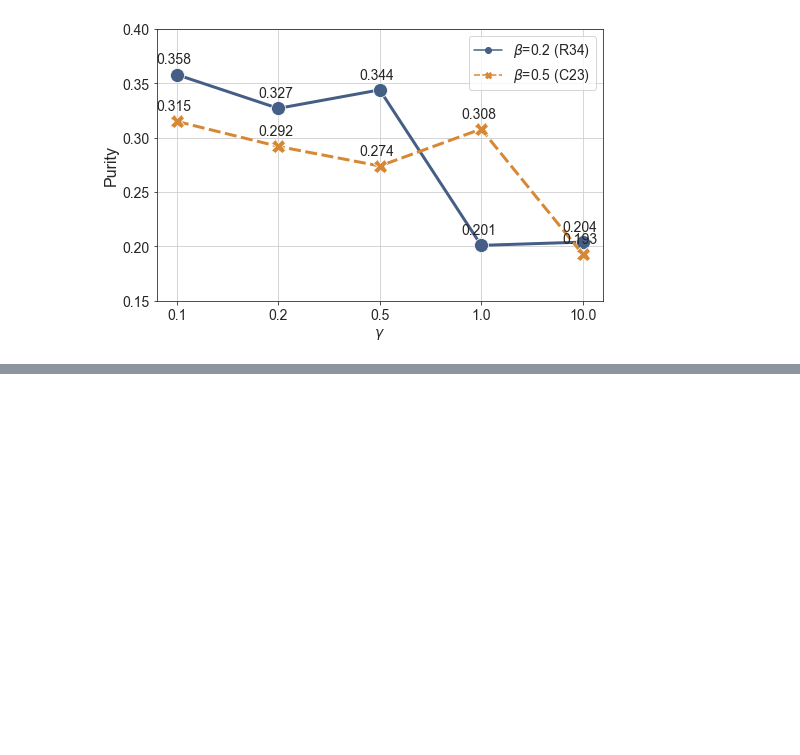
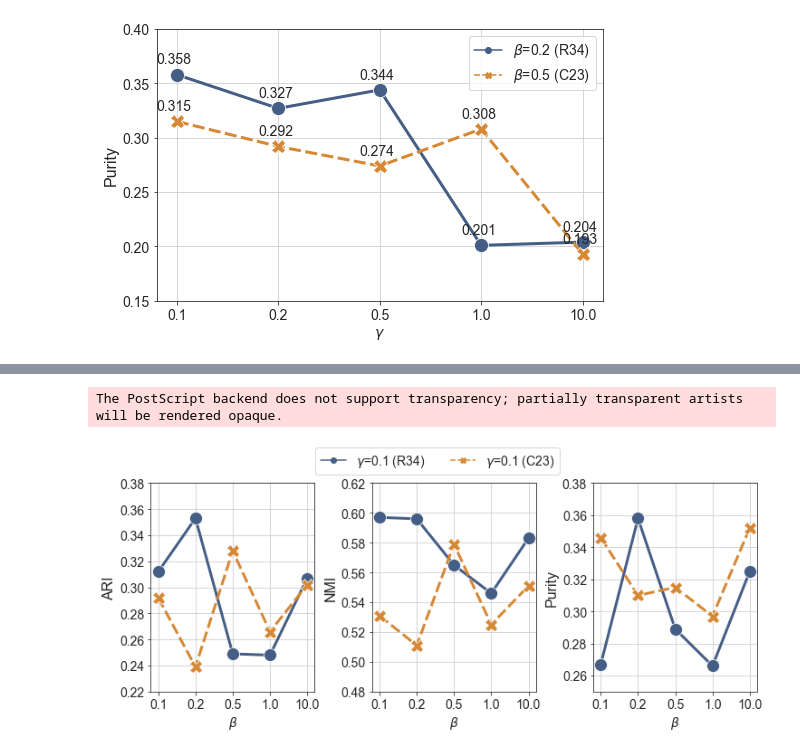
Before and after one commit to hopemini/data_processing, a Jupyter notebook: jideca_params/jideca_real.ipynb, the cells around one changed output, grey strips where cells are left out. Saved outputs shown, nothing was run; the diff lists cells and outputs as text; code cells hidden in the pictures; blank space fills up the shorter version.

```diff
--- a/jideca_params/jideca_real.ipynb
+++ b/jideca_params/jideca_real.ipynb
@@ -18,6 +26,14 @@ df_purity_b02 = df_purity_b02.sort_values(by='simple')
 df_ari_b05_23 = df_ari_b05_23.loc[df_ari_b05_23['types'] == 'real'].sort_values(by='simple')
 df_nmi_b05_23 = df_nmi_b05_23.loc[df_nmi_b05_23['types'] == 'real'].sort_values(by='simple')
 df_purity_b05_23 = df_purity_b05_23.loc[df_purity_b05_23['types'] == 'real'].sort_values(by='simple')
+
+df_ari_g01 = df_ari_g01.loc[df_ari_g01['types'] == 'real'].sort_values(by='simple')
+df_nmi_g01 = df_nmi_g01.loc[df_nmi_g01['types'] == 'real'].sort_values(by='simple')
+df_purity_g01 = df_purity_g01.loc[df_purity_g01['types'] == 'real'].sort_values(by='simple')
+
+df_ari_g01_23 = df_ari_g01_23.loc[df_ari_g01_23['types'] == 'real'].sort_values(by='simple')
+df_nmi_g01_23 = df_nmi_g01_23.loc[df_nmi_g01_23['types'] == 'real'].sort_values(by='simple')
+df_purity_g01_23 = df_purity_g01_23.loc[df_purity_g01_23['types'] == 'real'].sort_values(by='simple')
 # %%
 df_ari_b02['types'] = r'$\beta$=0.2 (R34)'
 df_ari_b02.drop(['Unnamed: 0', 'parameters'], axis=1, inplace=True)
@@ -42,6 +73,15 @@ df_nmi = df_nmi.astype({'simple':'str'})
 
 df_purity = pd.concat([df_purity_b02, df_purity_b05_23], ignore_index=True)
 df_purity = df_purity.astype({'simple':'str'})
+
+df_ari_g = pd.concat([df_ari_g01, df_ari_g01_23], ignore_index=True)
+df_ari_g = df_ari_g.astype({'simple':'str'})
+
+df_nmi_g = pd.concat([df_nmi_g01, df_nmi_g01_23], ignore_index=True)
+df_nmi_g = df_nmi_g.astype({'simple':'str'})
+
+df_purity_g = pd.concat([df_purity_g01, df_purity_g01_23], ignore_index=True)
+df_purity_g = df_purity_g.astype({'simple':'str'})
 # %%
 SMALL_SIZE = 8
 MEDIUM_SIZE = 10
@@ -173,0 +214,57 @@ The PostScript backend does not support transparency; partially transparent arti
+# %%
+plt.figure(figsize=(12,4))
+sns.set_style("ticks", {'axes.grid' : True})
+plt.subplots_adjust(left=0.125, bottom=0.1,  right=0.9, top=0.9, wspace=0.35, hspace=0.35)
+colors = ['#455E85', '#D68835']
+
+plt.subplot(1, 3, 1)
+ax1 = sns.lineplot(x='simple', y='ari', data=df_ari_g, linewidth=3, palette=colors, hue='types', style='types', markers=True, markersize=14)
+for i in df_ari_g.groupby('types'):
+    for x,y,m in i[1][['simple','ari','ari']].values:
+        if x == '0.1': i = 0
+        elif x == '0.2': i = 1
+        elif x == '0.5': i = 2
+        elif x == '1.0': i = 3
+        else: i = 4
+        #plt.text(i-0.2 , y + 0.01, m)
+plt.ylim(0.22, 0.38)
+plt.xlabel(r'$\beta$')
+plt.ylabel('ARI', fontsize=16)
+ax1.get_legend().remove()
+
+plt.subplot(1, 3, 2)
+ax2 = sns.lineplot(x='simple', y='nmi', data=df_nmi_g, linewidth=3, palette=colors, hue='types', style='types', markers=True, markersize=14)
+for i in df_nmi_g.groupby('types'):
+    for x,y,m in i[1][['simple','nmi','nmi']].values:
+        if x == '0.1': i = 0
+        elif x == '0.2': i = 1
+        elif x == '0.5': i = 2
+        elif x == '1.0': i = 3
+        else: i = 4
+        #plt.text(i-0.2 , y + 0.01, m)
+plt.ylim(0.48, 0.62)
+plt.xlabel(r'$\beta$')
+plt.ylabel('NMI', fontsize=16)
+ax2.get_legend().remove()
+
+plt.subplot(1, 3, 3)
+ax3 = sns.lineplot(x='simple', y='purity', data=df_purity_g, linewidth=3, palette=colors, hue='types', style='types', markers=True, markersize=14)
+for i in df_purity_g.groupby('types'):
+    for x,y,m in i[1][['simple','purity','purity']].values:
+        if x == '0.1': i = 0
+        elif x == '0.2': i = 1
+        elif x == '0.5': i = 2
+        elif x == '1.0': i = 3
+        else: i = 4
+        #plt.text(i-0.2 , y + 0.01, m)
+plt.ylim(0.25, 0.38)
+plt.xlabel(r'$\beta$')
+plt.ylabel('Purity', fontsize=16)
+ax3.get_legend().remove()
+plt.legend(bbox_to_anchor=(-0.95, 1.2), loc="upper center", ncol=6)
+
+plt.savefig('../result/jideca_real_g.png', format='png', bbox_inches='tight', transparent=True)
+plt.savefig('../result/jideca_real_g.eps', format='eps', bbox_inches='tight')
+# %% [output]
+The PostScript backend does not support transparency; partially transparent artists will be rendered opaque.
+[figure, added]
```
Also changed, not shown: parts of 3 cells of this notebook, 8 other files.
